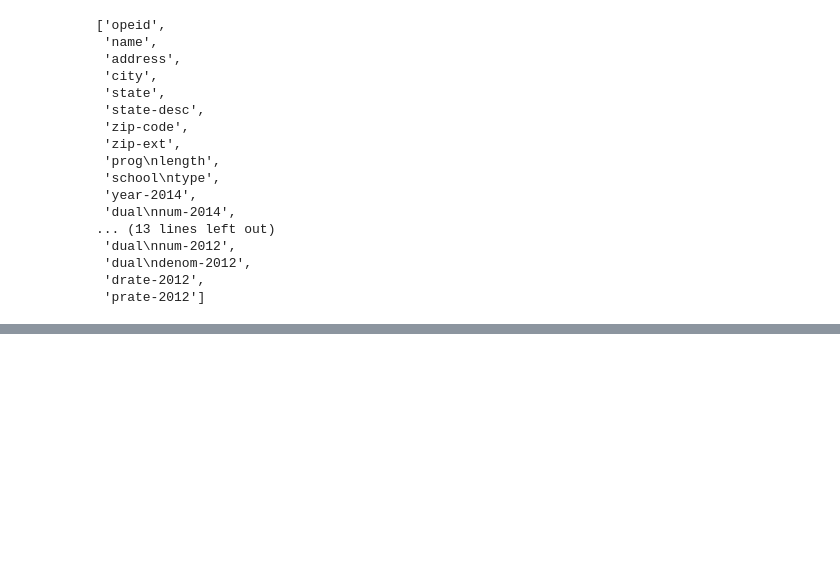
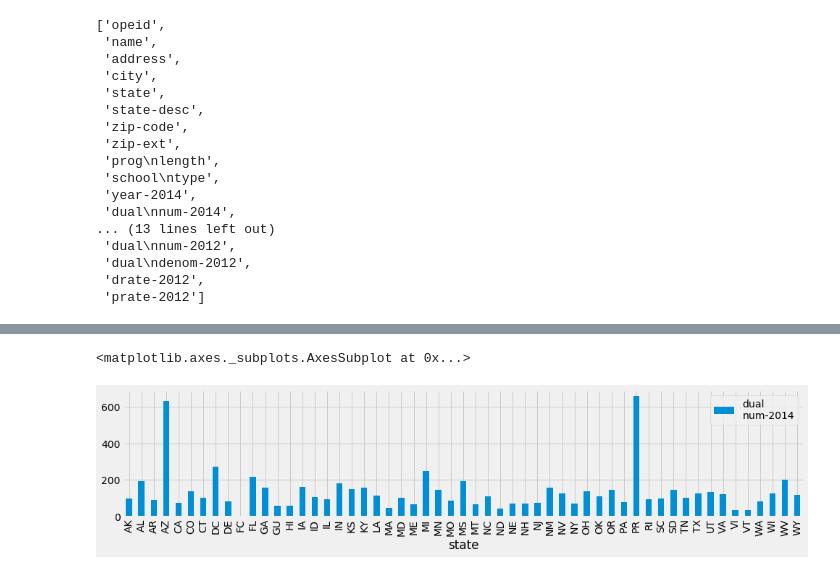
Before and after one commit to isabella232/federal-aid-data, a Jupyter notebook: default-only.ipynb, the cells around one changed output, grey strips where cells are left out. Cells and saved outputs as stored; diff of their text form; code cells hidden in the pictures; blank space fills up the shorter version.

Commit message:
add default notebook

```diff
--- a/default-only.ipynb
+++ b/default-only.ipynb
@@ -127,0 +139,2 @@ nativeamer_schools
+# %%
+default_cond = default_all_schools.drop(['address','city','state-desc','zip-code','zip-ext','cong-dis','region','year-2014','year-2013','year-2012'],axis=1)
@@ -127,0 +259,3 @@ nativeamer_schools
+# %%
+avgDefaulters_byState = default_cond.groupby('state').mean().reset_index().drop(['opeid','prog\nlength','ethnic-code'], axis=1)
+avgDefaulters_byState
@@ -127,0 +280,6 @@ nativeamer_schools
+# %%
+avgDefaulters_byState.plot(kind='bar',x='state',y='dual\nnum-2014', figsize=[15,3])
+# .sort_values('dual\nnum-2014',ascending=False)
+# %% [output]
+<matplotlib.axes._subplots.AxesSubplot at 0x...>
+[figure, added]
```
Also changed, not shown: parts of 18 cells of this notebook, 2 other files.
